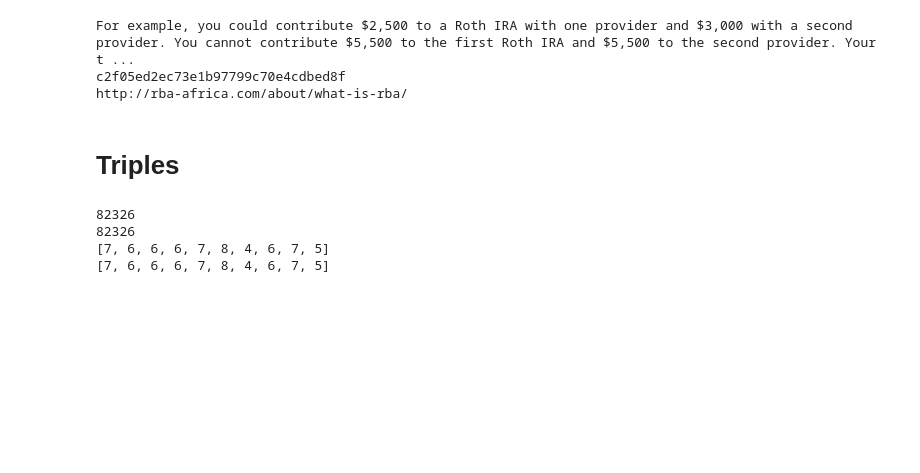
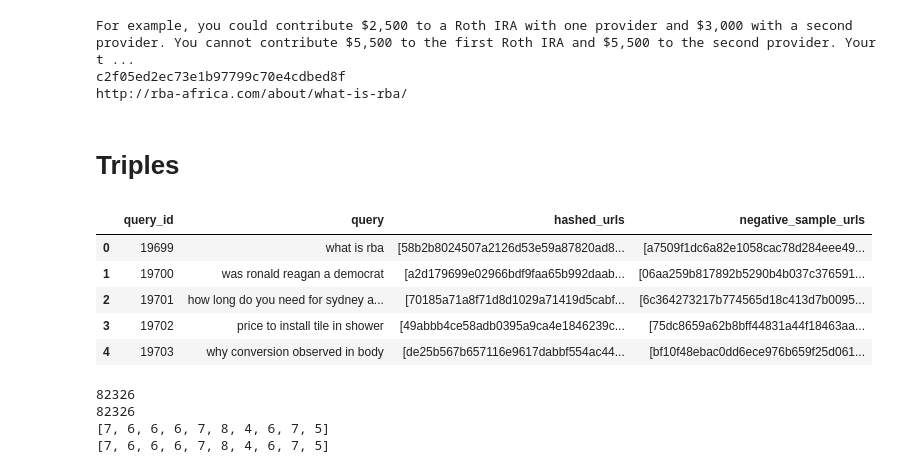
Before and after one commit to oleksandr-diudiun/mlx-week3, a Jupyter notebook: sid_rr_loop.ipynb, the cells around one changed output. Saved outputs shown, nothing was run; the diff lists cells and outputs as text; code cells hidden in the pictures; blank space fills up the shorter version.

```diff
--- a/sid_rr_loop.ipynb
+++ b/sid_rr_loop.ipynb
@@ -208,6 +211,15 @@ add_negative_samples(validate_dataset_copy, ids_to_urls)
 # %%
 # Sanity check
 assert np.all(validate_dataset_copy.query_id.value_counts() == 1)
+# %%
+training_dataset_copy[triple_columns].head()
+# %% [output]
+|  | query_id | query | hashed_urls | negative_sample_urls |
+| 0 | 19699 | what is rba | [58b2b8024507a2126d53e59a87820ad8... | [a7509f1dc6a82e1058cac78d284eee49... |
+| 1 | 19700 | was ronald reagan a democrat | [a2d179699e02966bdf9faa65b992daab... | [06aa259b817892b5290b4b037c376591... |
+| 2 | 19701 | how long do you need for sydney a... | [70185a71a8f71d8d1029a71419d5cabf... | [6c364273217b774565d18c413d7b0095... |
+| 3 | 19702 | price to install tile in shower | [49abbb4ce58adb0395a9ca4e1846239c... | [75dc8659a62b8bff44831a44f18463aa... |
+| 4 | 19703 | why conversion observed in body | [de25b567b657116e9617dabbf554ac44... | [bf10f48ebac0dd6ece976b659f25d061... |
 # %%
 triple_columns = ["query_id", "query", "hashed_urls", "negative_sample_urls"]
 training_dataset_copy[triple_columns].to_parquet(
```
Also changed, not shown: parts of 28 cells of this notebook, 3 other files.
